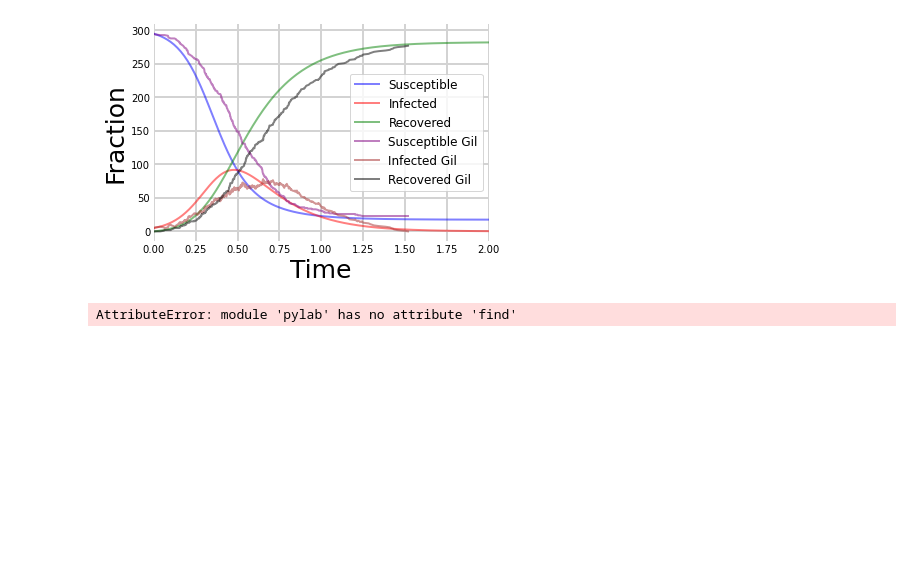
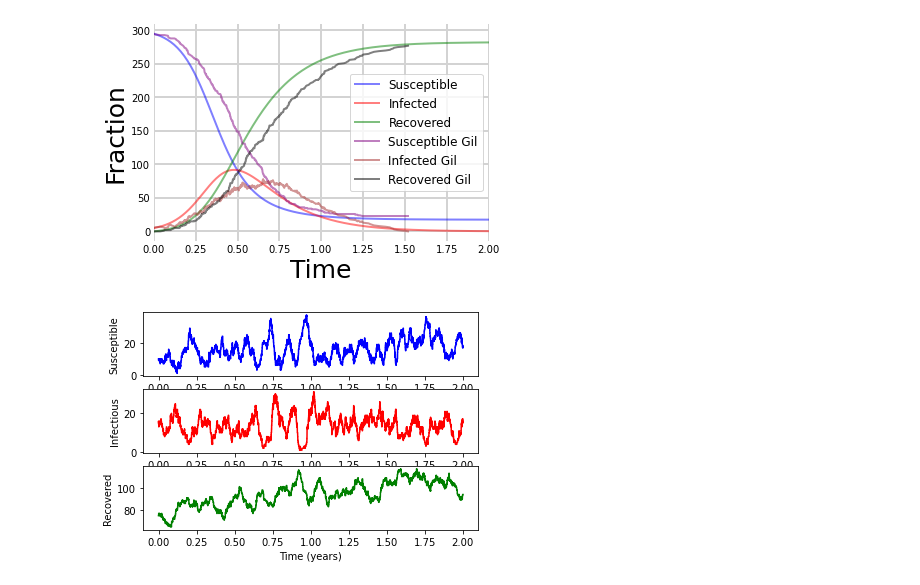
Before and after one commit to Florisdv5/Introcomp_assign2, a Jupyter notebook: Introcomp_assign2.ipynb, the cells around one changed output. Saved outputs shown, nothing was run; the diff lists cells and outputs as text; code cells hidden in the pictures; blank space fills up the shorter version.

```diff
--- a/Introcomp_assign2.ipynb
+++ b/Introcomp_assign2.ipynb
@@ -133,19 +133,42 @@ plt.show()
 # %% [output]
 [figure]
 # %%
+####################################################################
+###    This is the PYTHON version of program 6.4 from page 203 of  #
+### "Modeling Infectious Disease in humans and animals"            #
+### by Keeling & Rohani.										   #
+###																   #
+### It is the SIR model (including births and deaths) with full    #
+### (event-driven) demographic stochasticity.					   #
+###																   #
+### This is a more complex stochastic model as 6 events are		   #
+### possible: infection, recovery, birth, death of susceptible,    #
+### death of infected, death of recovered.					       #
+### Note: by default we are using a very small population size 	   #
+### to highlight the stochasticity.				   				   #
+####################################################################
+
+###################################
+### Written by Ilias Soumpasis    #
+### ilias.soumpasis@ucd.ie (work) #
+### ilias.soumpasis@gmail.com	  #
+###################################
+
 import numpy as np
 import pylab as pl
 
 beta=1.0
 gamma=1/10.0
-mu=5e-4
-N0=5000.0
+mu=1/70
+N0=100
 ### You may want to try with popylation size of 50 (small) to see the events
 ### In this case uncomment the next line
 #N0=50.0
 ND=MaxTime=2*365.0
 Y0=pl.ceil(mu*N0/gamma)
 X0=pl.floor(gamma*N0/beta)
+# Y0=10
+# X0=4500
 Z0=N0-X0-Y0
 
 INPUT = np.array((X0,Y0,Z0))
@@ -166,9 +189,12 @@ def stoc_eqs(INP,ts):
 	R1=pl.rand();
 	R2=pl.rand();
 	ts = -np.log(R2)/(np.sum(Rate));
-	m=min(pl.find(pl.cumsum(Rate)>=R1*pl.sum(Rate)));
-	V[range(3)]=V[range(3)]+Change[m,:]
-	return [V,ts]
+	list1 = np.cumsum(Rate)
+	for i in range(len(list1)):
+		if list1[i] >= R1*np.sum(Rate):
+			V[range(3)] = V[range(3)]+Change[i,:]
+			return [V,ts]
+
 
 def Stoch_Iteration(INPUT):
 	lop=0
@@ -183,33 +209,33 @@ def Stoch_Iteration(INPUT):
 		S.append(INPUT[0])
 		I.append(INPUT[1])
 		R.append(INPUT[2])
 		[res,ts] = stoc_eqs(INPUT,ts)
 		lop=lop+1
 		T.append(T[lop-1])
 		S.append(INPUT[0])
 		I.append(INPUT[1])
 		R.append(INPUT[2])
 	return [T,S,I,R]
 
 [T,S,I,R]=Stoch_Iteration(INPUT)
 
 tT=np.array(T)[1:,]/365.
 tS=np.array(S)[1:,]
 tI=np.array(I)[1:,]
 tR=np.array(R)[1:,]
 
 pl.subplot(311)
-pl.plot(tT, tS, 'g')
+pl.plot(tT, tS, 'b')
 #pl.xlabel ('Time (years)')
 pl.ylabel ('Susceptible')
 pl.subplot(312)
 pl.plot(tT, tI, 'r')
 #pl.xlabel ('Time (years)')
 pl.ylabel ('Infectious')
 pl.subplot(313)
-pl.plot(tT, tR, 'k')
+pl.plot(tT, tR, 'g')
 pl.xlabel ('Time (years)')
 pl.ylabel ('Recovered')
 pl.show()
 # %% [output]
-AttributeError: module 'pylab' has no attribute 'find'
+[figure, added]
```
Also changed, not shown: parts of 2 cells of this notebook.
